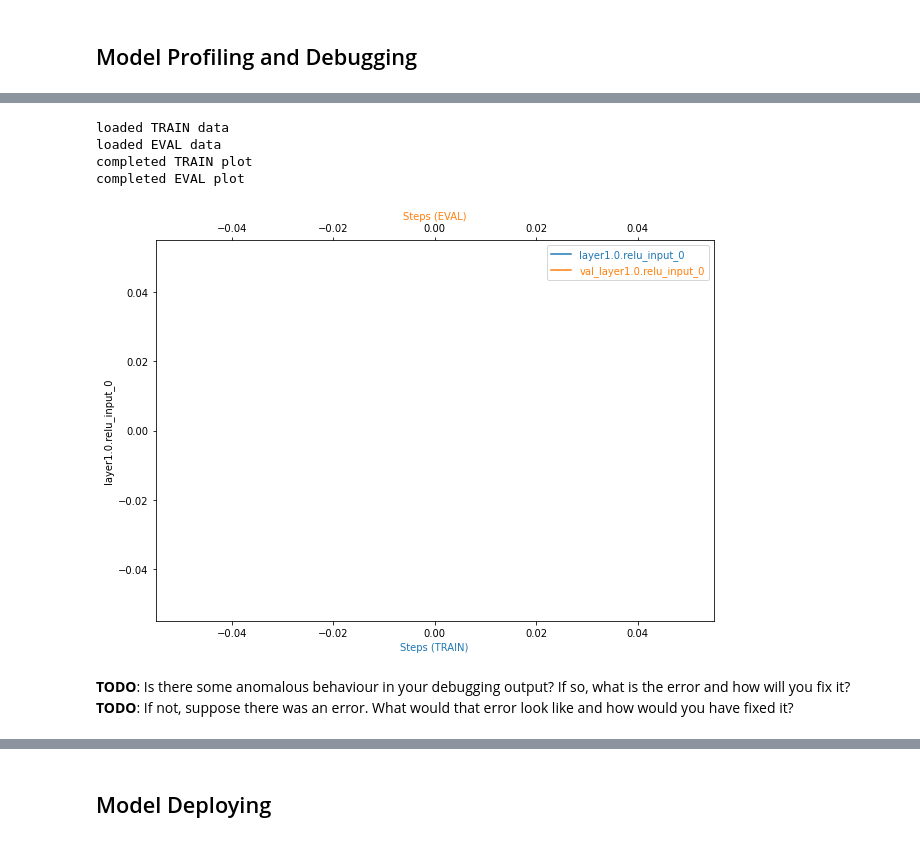
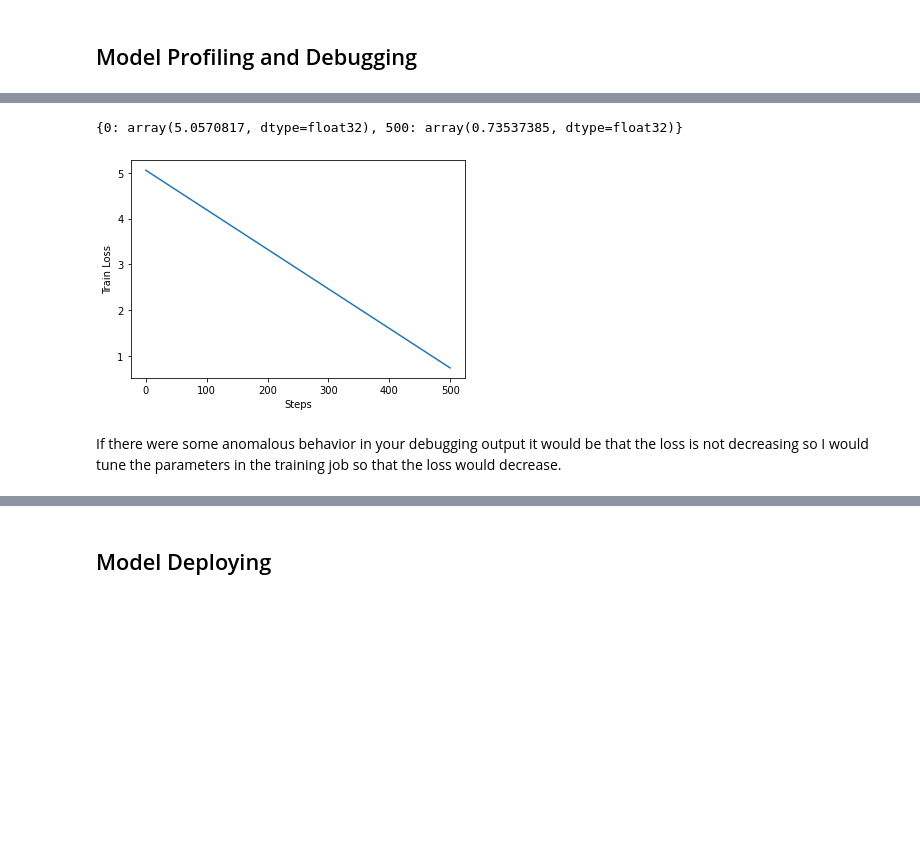
Before and after one commit to beauvilerobed/dog-breed-image-classification, a Jupyter notebook: train_and_deploy.ipynb, the cells around one changed output, grey strips where cells are left out. Saved outputs shown, nothing was run; the diff lists cells and outputs as text; code cells hidden in the pictures; blank space fills up the shorter version.

```diff
--- a/train_and_deploy.ipynb
+++ b/train_and_deploy.ipynb
@@ -21,7 +21,7 @@ sagemaker_session = sagemaker.Session()
 bucket = "my-project-bucket-123"
 prefix = "dogImages"
 region ="us-east-1"
-role = "arn:aws:iam::450092352571:role/service-role/AmazonSageMaker-ExecutionRole-20211220T094072"
+role = "arn:aws:iam::657240468511:role/service-role/AmazonSageMaker-ExecutionRole-20211225T133929"
 
 print("Default Bucket: {}".format(bucket))
 print("Prefix: {}".format(prefix))
@@ -141,7 +123,9 @@ best_estimator.hyperparameters()
 from sagemaker.debugger import Rule, ProfilerRule, rule_configs
 
 rules = [
-    Rule.sagemaker(rule_configs.loss_not_decreasing()),
+    Rule.sagemaker(base_config=rule_configs.loss_not_decreasing(),
+                     rule_parameters={"tensor_regex": "CrossEntropyLoss_output_0",
+                                     "mode": "TRAIN"}),
     ProfilerRule.sagemaker(rule_configs.LowGPUUtilization()),
     ProfilerRule.sagemaker(rule_configs.ProfilerReport()),
     Rule.sagemaker(rule_configs.vanishing_gradient()),
@@ -306,15 +239,21 @@ def plot_tensor(trial, tensor_name):
-# %%
-# TODO: Plot a debugging output.
-plot_tensor(trial, "layer1.0.relu_input_0")
-# %% [output]
-loaded TRAIN data
-loaded EVAL data
-completed TRAIN plot
-completed EVAL plot
-[figure, removed]
-# %% [markdown]
-**TODO**: Is there some anomalous behaviour in your debugging output? If so, what is the error and how will you fix it?
-**TODO**: If not, suppose there was an error. What would that error look like and how would you have fixed it?
+# %%
+from smdebug import modes
+trial.tensor('CrossEntropyLoss_output_0').values(mode=modes.TRAIN)
+# %% [output]
+{0: array(5.0570817, dtype=float32), 500: array(0.73537385, dtype=float32)}
+# %%
+import matplotlib.pyplot as plt
+
+
+plt.ylabel('Train Loss')
+plt.xlabel('Steps')
+plt.plot(trial.steps(mode=modes.TRAIN),
+         list(trial.tensor('CrossEntropyLoss_output_0').values(mode=modes.TRAIN).values()))
+plt.show()
+# %% [output]
+[figure, added]
+# %% [markdown]
+If there were some anomalous behavior in your debugging output it would be that the loss is not decreasing so I would tune the parameters in the training job so that the loss would decrease.
 # %%
 from smdebug.profiler.analysis.notebook_utils.training_job import TrainingJob
 
```
Also changed, not shown: parts of 16 cells of this notebook, 6 other files.
